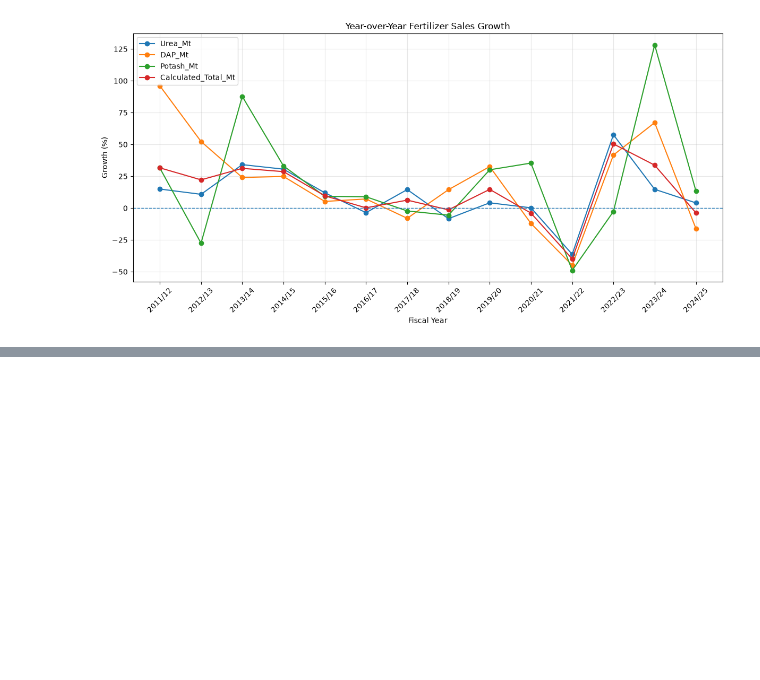
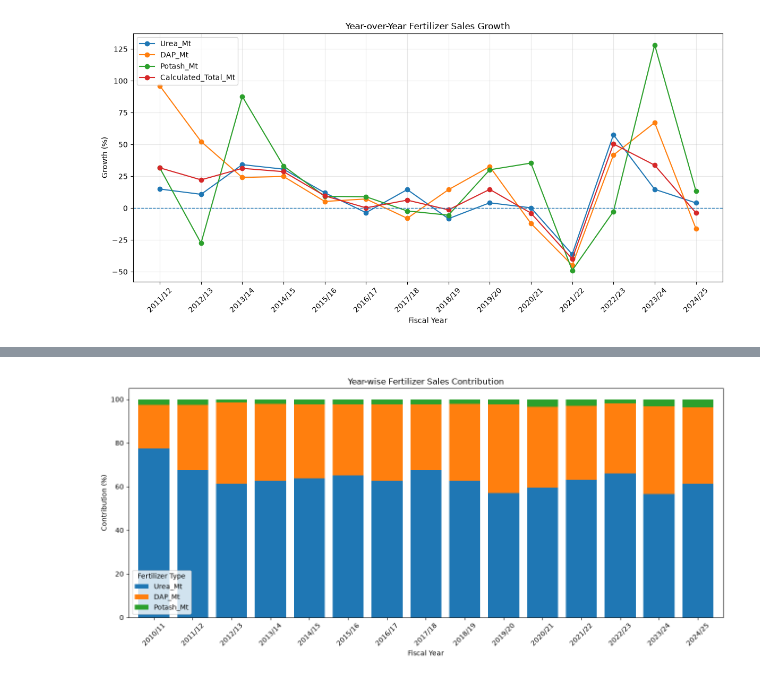
Before and after one commit to Srijan0113/Nepal_Agriculture_Analysis, a Jupyter notebook: Python/03_Fertilizer_and_Agricultural_GDP_Analysis.ipynb, the cells around one changed output, grey strips where cells are left out. Cells and saved outputs as stored; diff of their text form; code cells hidden in the pictures; blank space fills up the shorter version.

```diff
--- a/Python/03_Fertilizer_and_Agricultural_GDP_Analysis.ipynb
+++ b/Python/03_Fertilizer_and_Agricultural_GDP_Analysis.ipynb
@@ -398,3 +398,18 @@ plt.tight_layout()
 plt.show()
 # %% [output]
 [figure]
+# %%
+fertilizer_contribution = fertilizer_growth[
+    ["Fiscal_Year", "Urea_Mt", "DAP_Mt", "Potash_Mt"]
+].copy()
+
+fertilizer_columns = ["Urea_Mt", "DAP_Mt", "Potash_Mt"]
+
+yearly_total = fertilizer_contribution[fertilizer_columns].sum(axis=1)
+
+fertilizer_contribution[fertilizer_columns] = (
+    fertilizer_contribution[fertilizer_columns]
+    .div(yearly_total, axis=0) * 100
+)
+
+display(fertilizer_contribution.round(2))
@@ -401,3 +433,22 @@ plt.show()
+# %%
+fertilizer_contribution.set_index("Fiscal_Year")[
+    ["Urea_Mt", "DAP_Mt", "Potash_Mt"]
+].plot(
+    kind="bar",
+    stacked=True,
+    figsize=(13, 6),
+    width=0.8
+)
+
+plt.title("Year-wise Fertilizer Sales Contribution")
+plt.xlabel("Fiscal Year")
+plt.ylabel("Contribution (%)")
+plt.xticks(rotation=45)
+plt.legend(title="Fertilizer Type")
+plt.tight_layout()
+plt.show()
+# %% [output]
+[figure, added]
 # %% [markdown]
 ## Key Findings – Chemical Fertilizer Analysis
 
```
Also changed, not shown: parts of 15 cells of this notebook.
